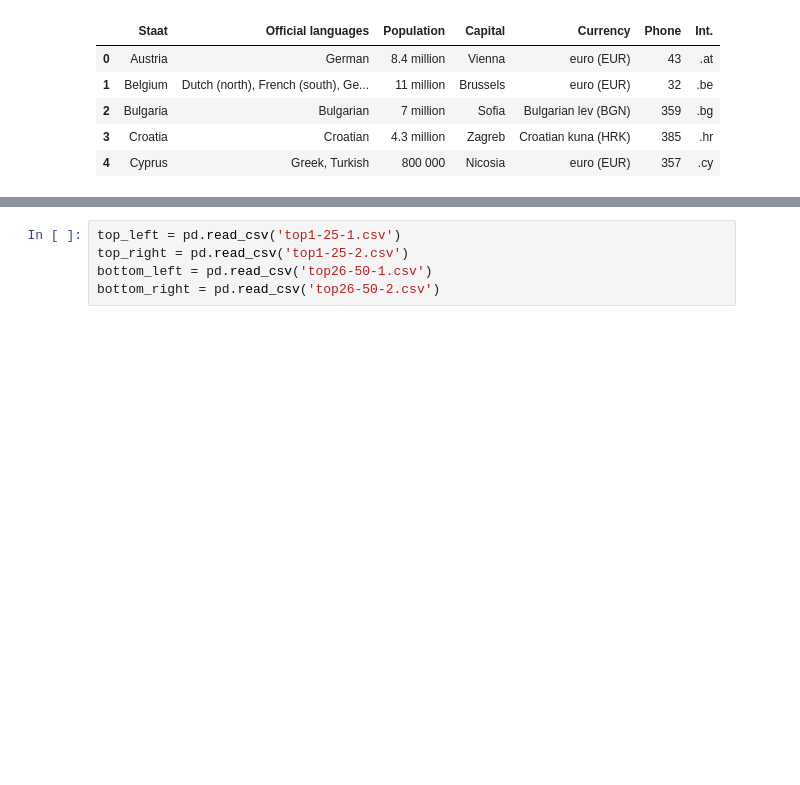
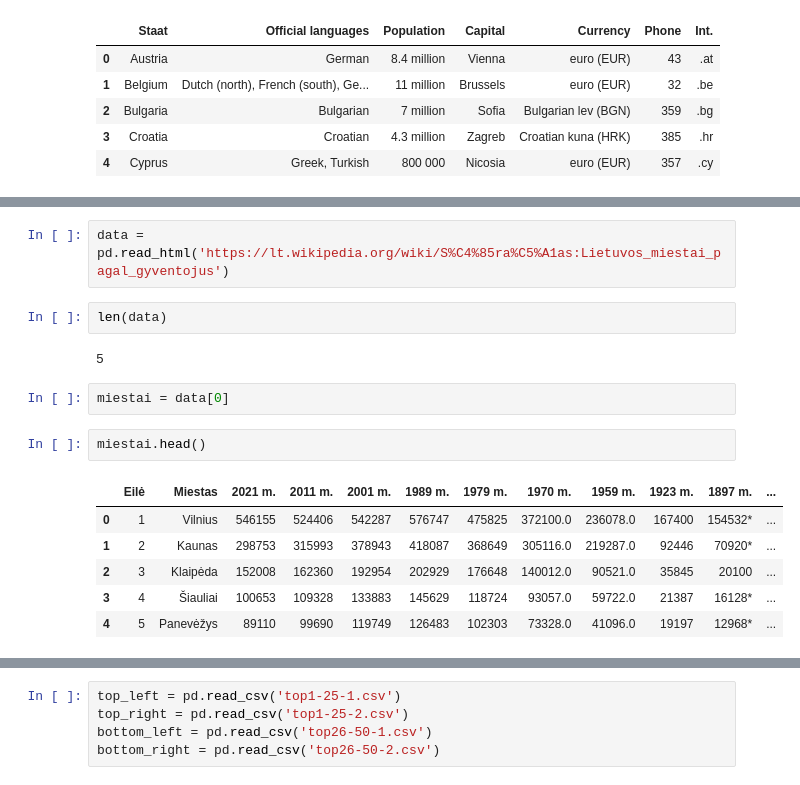
Before and after one commit to ElieAssaf33/course-python-basic, a Jupyter notebook: My Stuff/pandas_uzduotys.ipynb, the cells around one changed output, grey strips where cells are left out. Saved outputs shown, nothing was run; the diff lists cells and outputs as text; blank space fills up the shorter version.

```diff
--- a/My Stuff/pandas_uzduotys.ipynb
+++ b/My Stuff/pandas_uzduotys.ipynb
@@ -21,0 +105,17 @@ ModuleNotFoundError: No module named 'openpyxl'
+# %%
+data = pd.read_html('https://lt.wikipedia.org/wiki/S%C4%85ra%C5%A1as:Lietuvos_miestai_pagal_gyventojus')
+# %%
+len(data)
+# %% [output]
+5
+# %%
+miestai = data[0]
+# %%
+miestai.head()
+# %% [output]
+|  | Eilė | Miestas | 2021 m. | 2011 m. | 2001 m. | 1989 m. | 1979 m. | 1970 m. | 1959 m. | 1923 m. | 1897 m. | ... |
+| 0 | 1 | Vilnius | 546155 | 524406 | 542287 | 576747 | 475825 | 372100.0 | 236078.0 | 167400 | 154532* | ... |
+| 1 | 2 | Kaunas | 298753 | 315993 | 378943 | 418087 | 368649 | 305116.0 | 219287.0 | 92446 | 70920* | ... |
+| 2 | 3 | Klaipėda | 152008 | 162360 | 192954 | 202929 | 176648 | 140012.0 | 90521.0 | 35845 | 20100 | ... |
+| 3 | 4 | Šiauliai | 100653 | 109328 | 133883 | 145629 | 118724 | 93057.0 | 59722.0 | 21387 | 16128* | ... |
+| 4 | 5 | Panevėžys | 89110 | 99690 | 119749 | 126483 | 102303 | 73328.0 | 41096.0 | 19197 | 12968* | ... |
```
Also changed, not shown: parts of 28 cells of this notebook, 4 other files.
